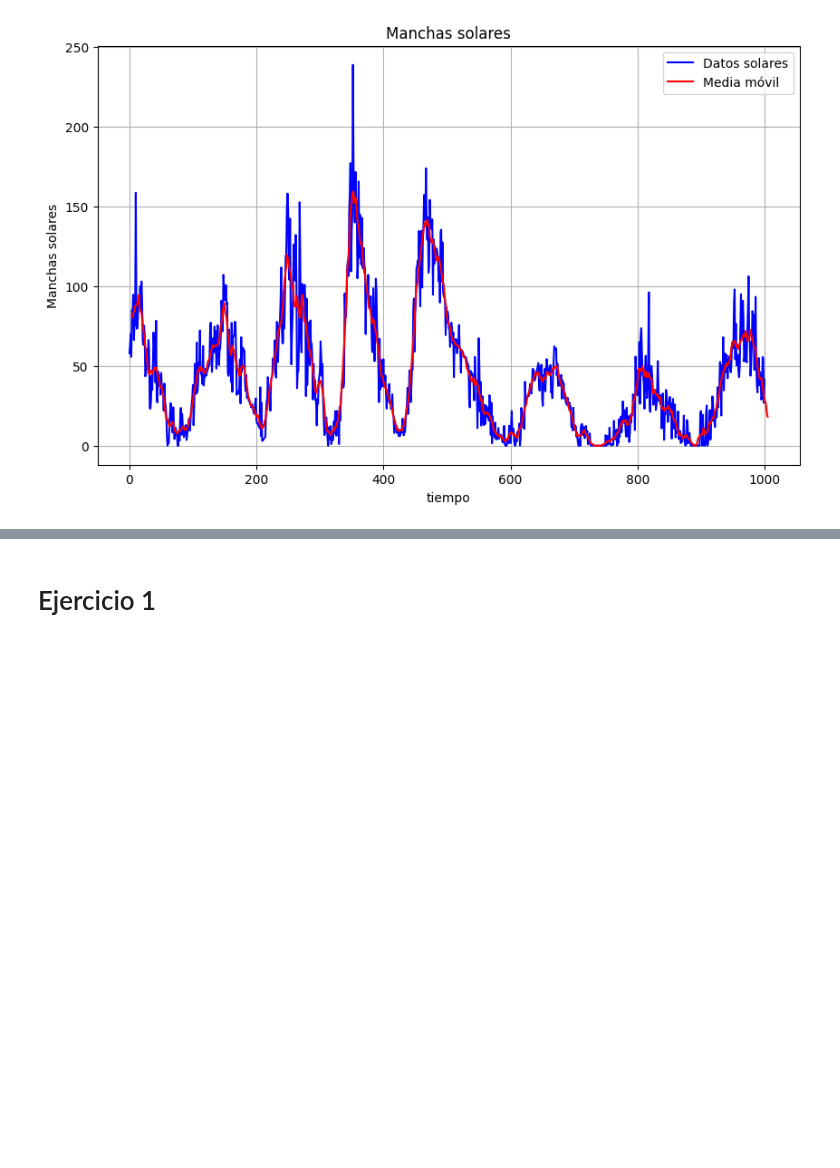
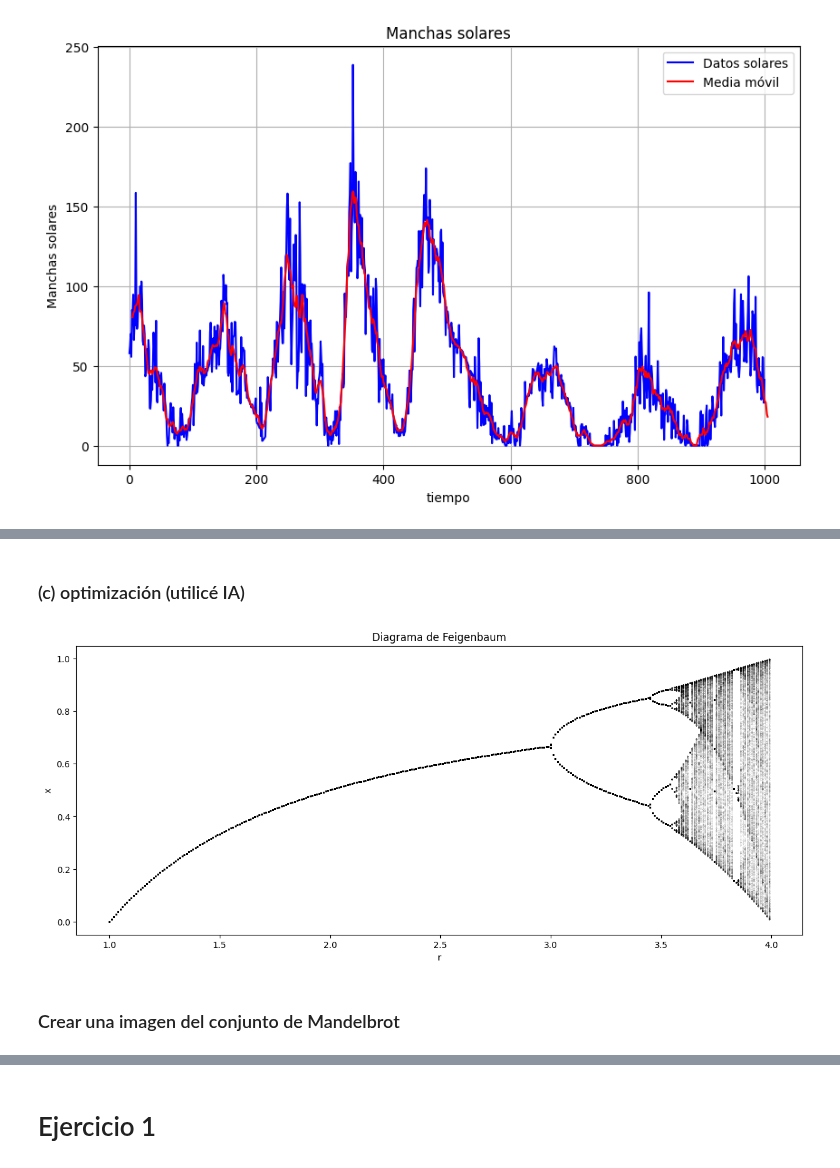
Before and after one commit to jorgexm20-sketch/Fis-sicaComputacional_2027_1, a Jupyter notebook: Homework/TareaPractica3.ipynb, the cells around one changed output, grey strips where cells are left out. Saved outputs shown, nothing was run; the diff lists cells and outputs as text; code cells hidden in the pictures; blank space fills up the shorter version.

```diff
--- a/Homework/TareaPractica3.ipynb
+++ b/Homework/TareaPractica3.ipynb
@@ -91,0 +144,35 @@ plt.grid()
+# %% [markdown]
+### (c) optimización (utilicé IA)
+# %%
+# Valores de r
+r = np.arange(1.0, 4.01, 0.01)
+
+# Condición inicial x0 = 0.5 para cada valor de r
+x = np.full(len(r), 0.5)
+
+# 1000 iteraciones para eliminar el transitorio
+for i in range(1000):
+    x = r*x*(1-x)
+
+# Guardamos las siguientes 1000 iteraciones
+X = []
+
+for i in range(1000):
+    x = r*x*(1-x)
+    X.append(x.copy())
+
+X = np.array(X)
+
+plt.figure(figsize= (15,6))
+# Graficamos
+for i in range(1000):
+    plt.plot(r, X[i], 'k.', ms = 0.1 )
+
+plt.xlabel("r")
+plt.ylabel("x")
+plt.title("Diagrama de Feigenbaum")
+plt.show()
+# %% [output]
+[figure, added]
+# %% [markdown]
+### Crear una imagen del conjunto de Mandelbrot
```
Also changed, not shown: parts of 18 cells of this notebook.
